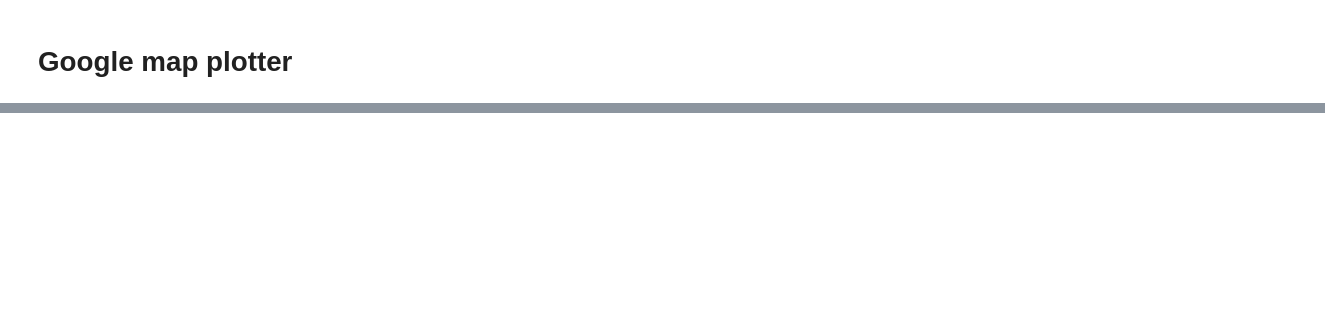
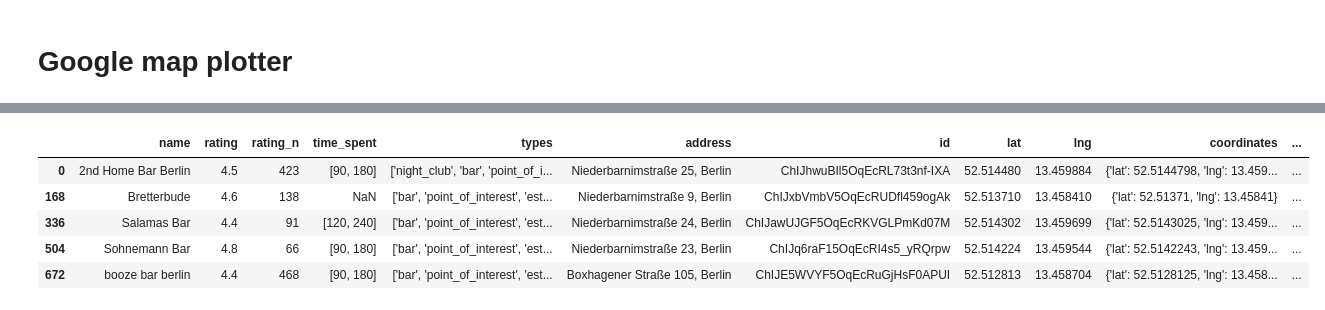
Before and after one commit to umanhold/populartimes, a Jupyter notebook: poptim2.ipynb, the cells around one changed output, grey strips where cells are left out. Saved outputs shown, nothing was run; the diff lists cells and outputs as text; code cells hidden in the pictures; blank space fills up the shorter version.

```diff
--- a/poptim2.ipynb
+++ b/poptim2.ipynb
@@ -59,0 +104,10 @@ gmap.apikey = "AIzaSyCJ6Bh7HrwPdJa-LKRFsL0Sm6SlQSLdIik"
+# %%
+
+pt_data
+# %% [output]
+|  | name | rating | rating_n | time_spent | types | address | id | lat | lng | coordinates | ... |
+| 0 | 2nd Home Bar Berlin | 4.5 | 423 | [90, 180] | ['night_club', 'bar', 'point_of_i... | Niederbarnimstraße 25, Berlin | ChIJhwuBIl5OqEcRL73t3nf-IXA | 52.514480 | 13.459884 | {'lat': 52.5144798, 'lng': 13.459... | ... |
+| 168 | Bretterbude | 4.6 | 138 | NaN | ['bar', 'point_of_interest', 'est... | Niederbarnimstraße 9, Berlin | ChIJxbVmbV5OqEcRUDfl459ogAk | 52.513710 | 13.458410 | {'lat': 52.51371, 'lng': 13.45841} | ... |
+| 336 | Salamas Bar | 4.4 | 91 | [120, 240] | ['bar', 'point_of_interest', 'est... | Niederbarnimstraße 24, Berlin | ChIJawUJGF5OqEcRKVGLPmKd07M | 52.514302 | 13.459699 | {'lat': 52.5143025, 'lng': 13.459... | ... |
+| 504 | Sohnemann Bar | 4.8 | 66 | [90, 180] | ['bar', 'point_of_interest', 'est... | Niederbarnimstraße 23, Berlin | ChIJq6raF15OqEcRI4s5_yRQrpw | 52.514224 | 13.459544 | {'lat': 52.5142243, 'lng': 13.459... | ... |
+| 672 | booze bar berlin | 4.4 | 468 | [90, 180] | ['bar', 'point_of_interest', 'est... | Boxhagener Straße 105, Berlin | ChIJE5WVYF5OqEcRuGjHsF0APUI | 52.512813 | 13.458704 | {'lat': 52.5128125, 'lng': 13.458... | ... |
```
Also changed, not shown: parts of 3 cells of this notebook.
